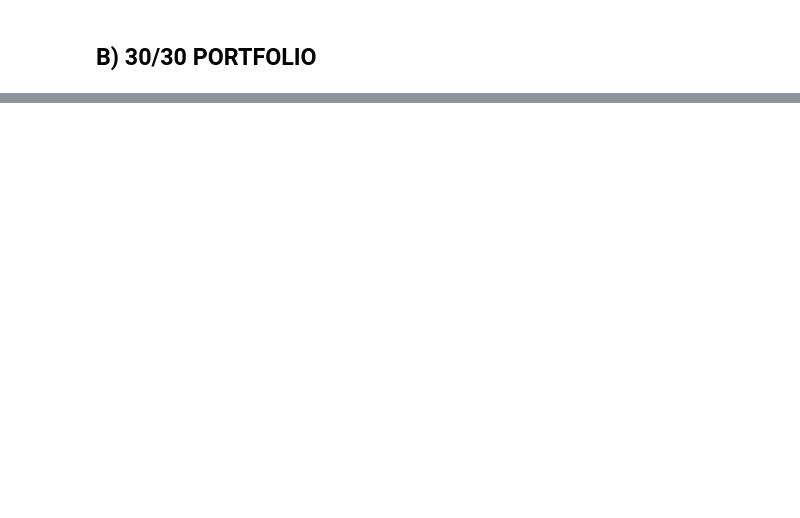
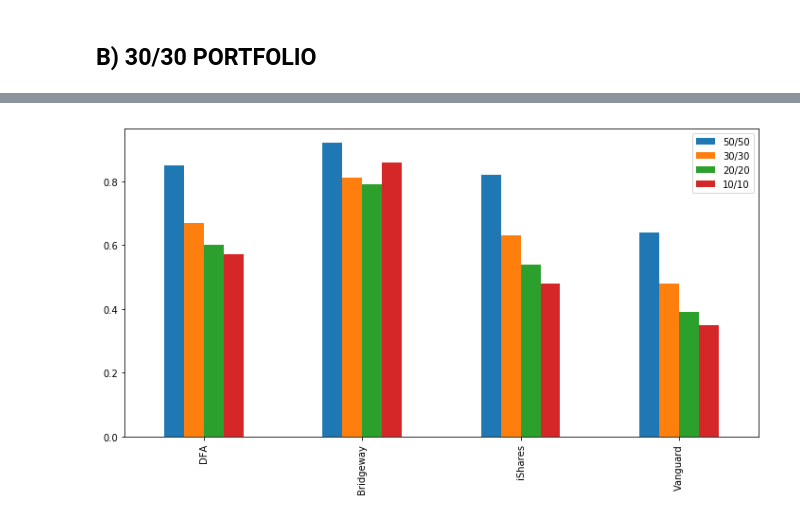
Before and after one commit to biv-neupane7/Code-for-the-articles, a Jupyter notebook: Dont compare apples with oranges.ipynb, the cells around one changed output, grey strips where cells are left out. Drawn from its saved outputs; the diff is of its cells as text; code cells hidden in the pictures; blank space fills up the shorter version.

```diff
--- a/Dont compare apples with oranges.ipynb
+++ b/Dont compare apples with oranges.ipynb
@@ -940,0 +1349,5 @@ Notes:
+# %%
+d={"DFA":[0.85, 0.67, 0.60, 0.57], "Bridgeway":[0.92, 0.81,0.79,0.86], "iShares":[0.82, 0.63, 0.54, 0.48],
+   "Vanguard":[0.64, 0.48, 0.39, 0.35]}
+fact_load=pd.DataFrame(data=d, index=["50/50","30/30","20/20","10/10"])
+fact_load
@@ -940,0 +1360,7 @@ Notes:
+# %%
+fact_load=fact_load.transpose()
+# %%
+fact_load.plot(kind="bar", figsize=(12,6))
+plt.savefig("Factor loadings of 4 funds.png",dpi=300, bbox_inches="tight")
+# %% [output]
+[figure, added]
```
Also changed, not shown: parts of 66 cells of this notebook.
